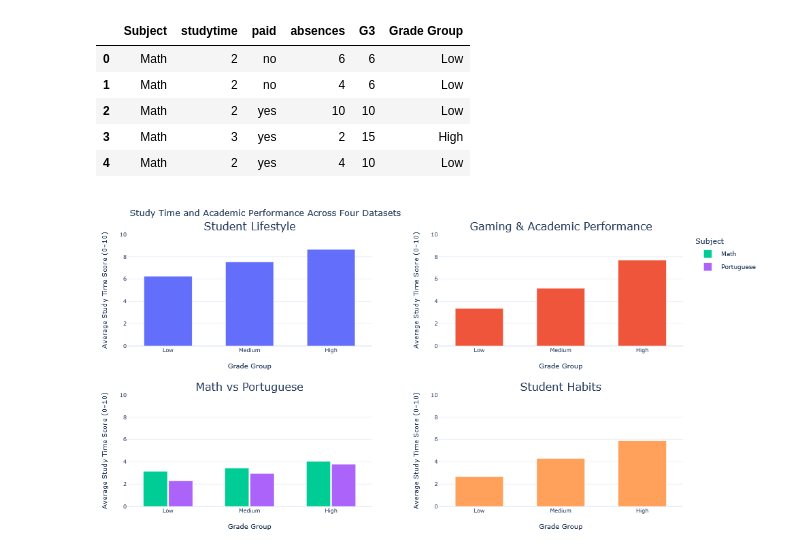
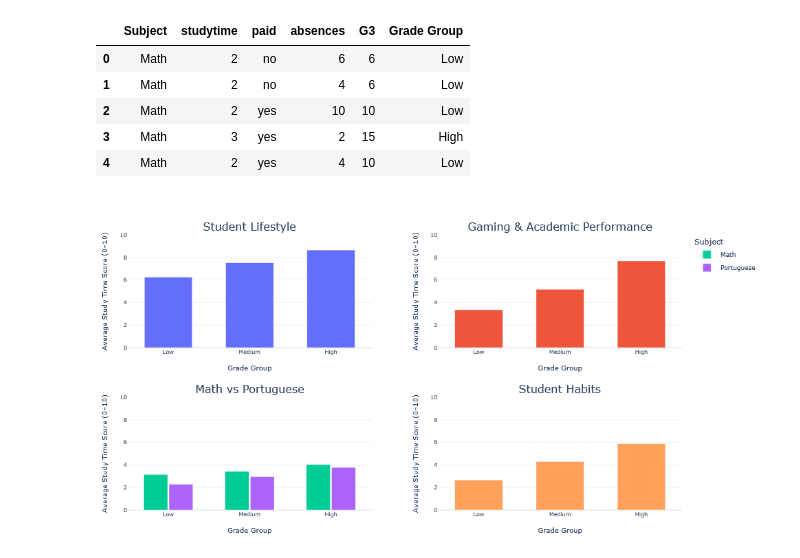
Before and after one commit to ianv06/info-vis-5b, a Jupyter notebook: notebooks/plots/study_time_plot.ipynb, the cells around one changed output. Cells and saved outputs as stored; diff of their text form; code cells hidden in the pictures.

```diff
--- a/notebooks/plots/study_time_plot.ipynb
+++ b/notebooks/plots/study_time_plot.ipynb
@@ -111,32 +111,31 @@ for subject in ["Math", "Portuguese"]:
 fig.add_trace(go.Bar(x=grade_order, y=s4.values, showlegend=False), row=2, col=2)
 
 fig.update_layout(
-    title_text="Study Time and Academic Performance Across Four Datasets",
     barmode="group",
     height=500,
     width=700,
     template="plotly_white",
     legend_title_text="Subject",
     bargap=0.38,
     bargroupgap=0.05,
     margin=dict(l=35, r=15, t=55, b=35),
     font=dict(size=9),
     title_font=dict(size=13)
 )
 
 fig.update_xaxes(
     title_text="Grade Group",
     title_font=dict(size=10),
     tickfont=dict(size=8)
 )
 
 fig.update_yaxes(
     title_text="Average Study Time Score (0–10)",
     range=[0, 10],
     title_font=dict(size=10),
     tickfont=dict(size=8)
 )
 
 fig.show()
 # %% [output]
-[figure, old version]
+[figure, new version]
```
Also changed, not shown: 29 other files.
